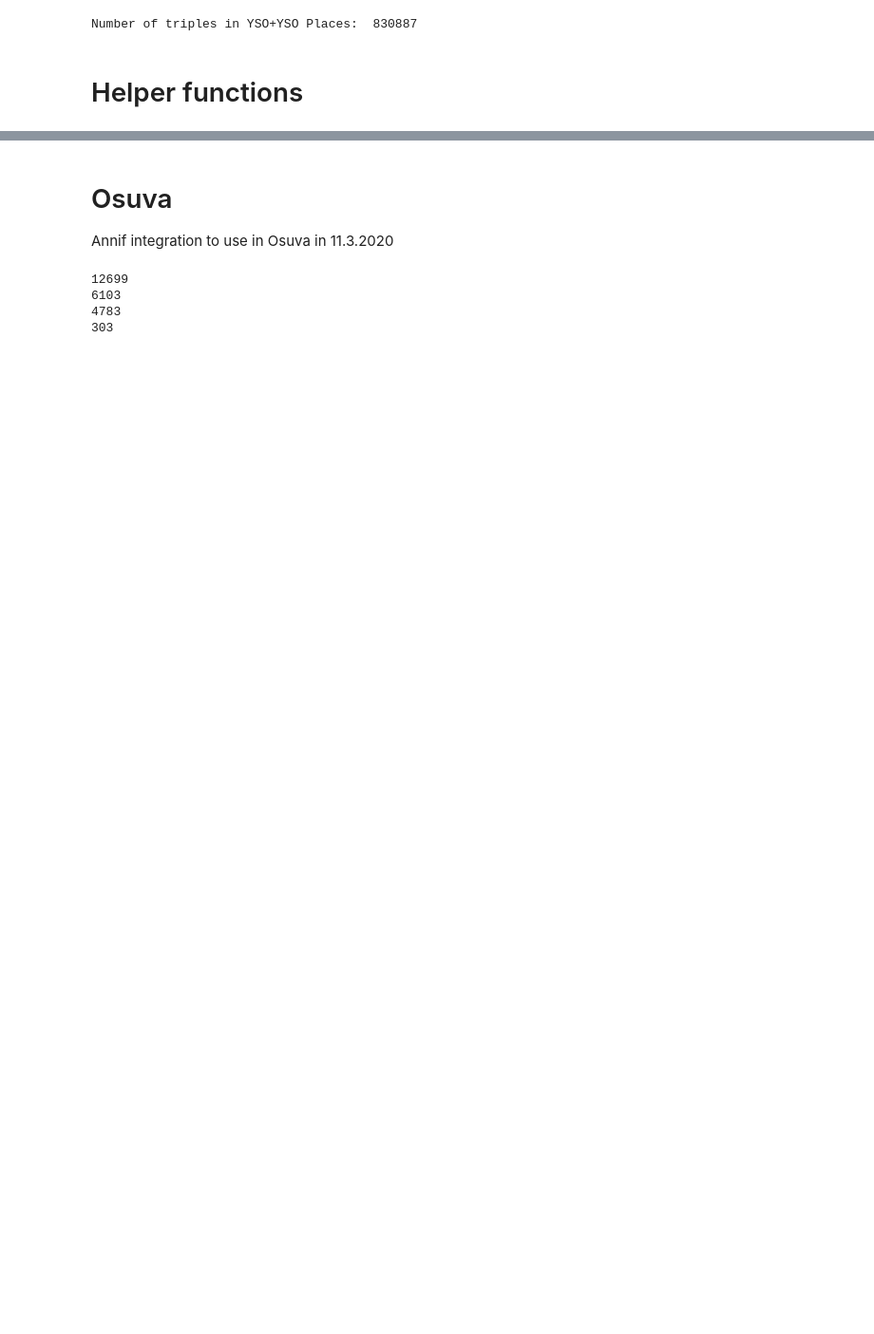
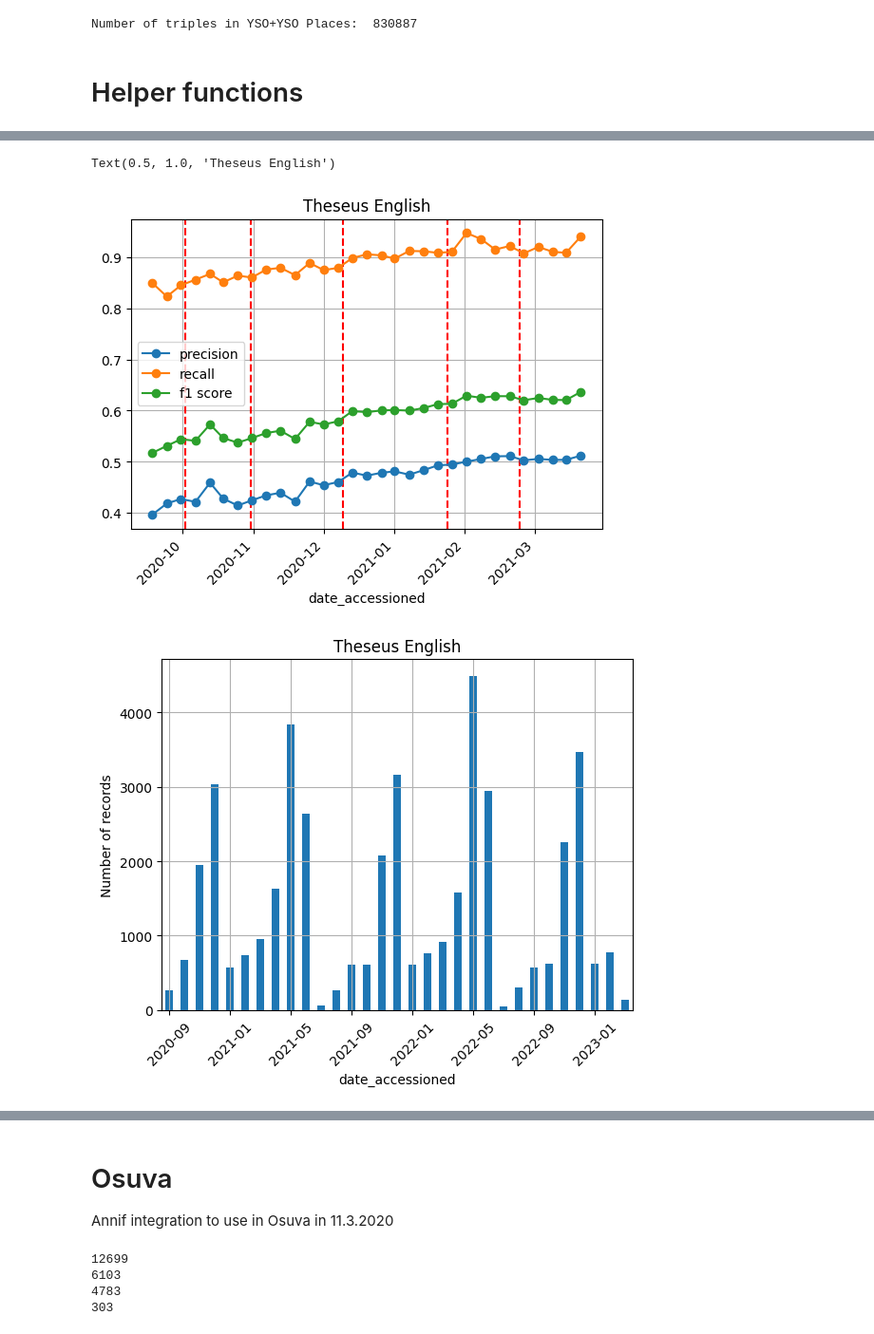
Before and after one commit to NatLibFi/FintoAI-data-YSO, a Jupyter notebook: repository-metrics-analysis/analyse.ipynb, the cells around one changed output, grey strips where cells are left out. Shown: that part at 95% size. Saved outputs shown, nothing was run; the diff lists cells and outputs as text; code cells hidden in the pictures; blank space fills up the shorter version.

```diff
--- a/repository-metrics-analysis/analyse.ipynb
+++ b/repository-metrics-analysis/analyse.ipynb
@@ -146,0 +252,10 @@ def get_annif_update(date):
+# %%
+plot_scores(df_fi, "date_accessioned")
+plt.title(title_str)
+plt.figure()
+plot_counts(df_fi)
+plt.title(title_str)
+# %% [output]
+Text(0.5, 1.0, 'Theseus English')
+[figure, added]
+[figure, added]
```
Also changed, not shown: parts of 35 cells of this notebook.
